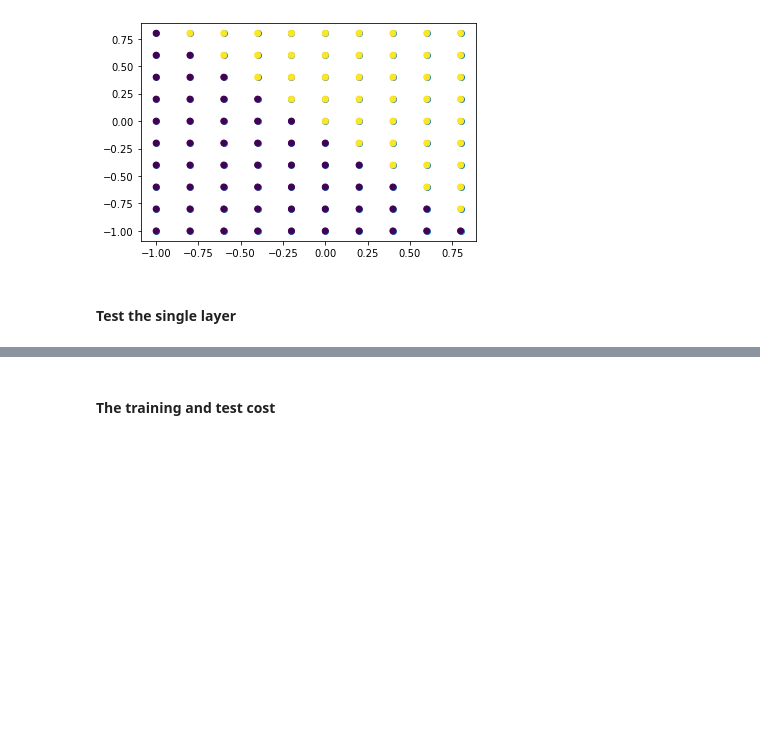
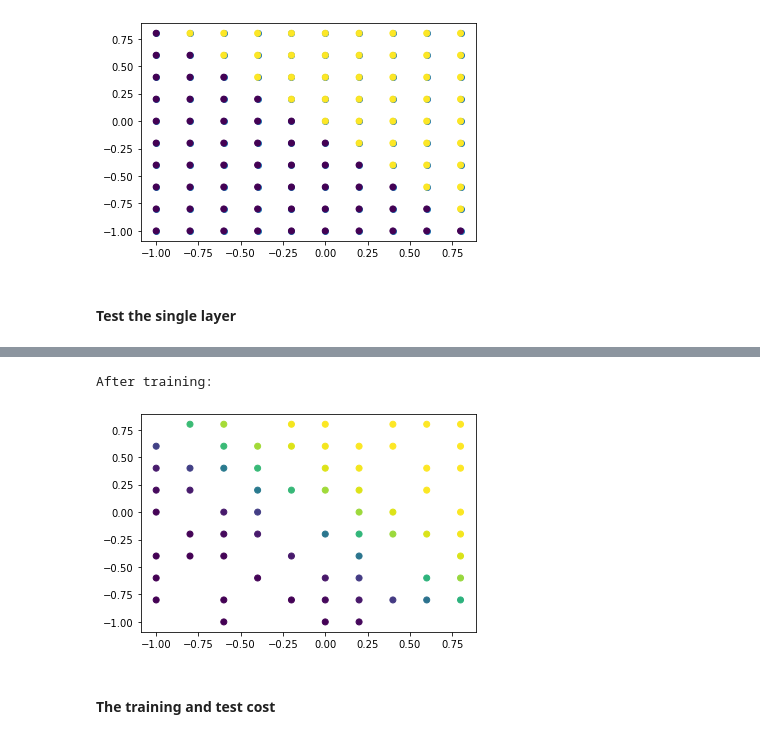
Before and after one commit to celistimen/NeuralNetworks, a Jupyter notebook: Neural network.ipynb, the cells around one changed output, grey strips where cells are left out. Drawn from its saved outputs; the diff is of its cells as text; code cells hidden in the pictures; blank space fills up the shorter version.

```diff
--- a/Neural network.ipynb
+++ b/Neural network.ipynb
@@ -198,3 +206,11 @@ for i in range(100):
+# %%
+print("After training:")
+y_pred = layer.calc(X_train)[0]
+fig = plt.subplots()
+plotresult2(X_train, y_pred)
+# %% [output]
+After training:
+[figure, added]
 # %% [markdown]
 #### The training and test cost
 # %%
```
Also changed, not shown: parts of 4 cells of this notebook.
